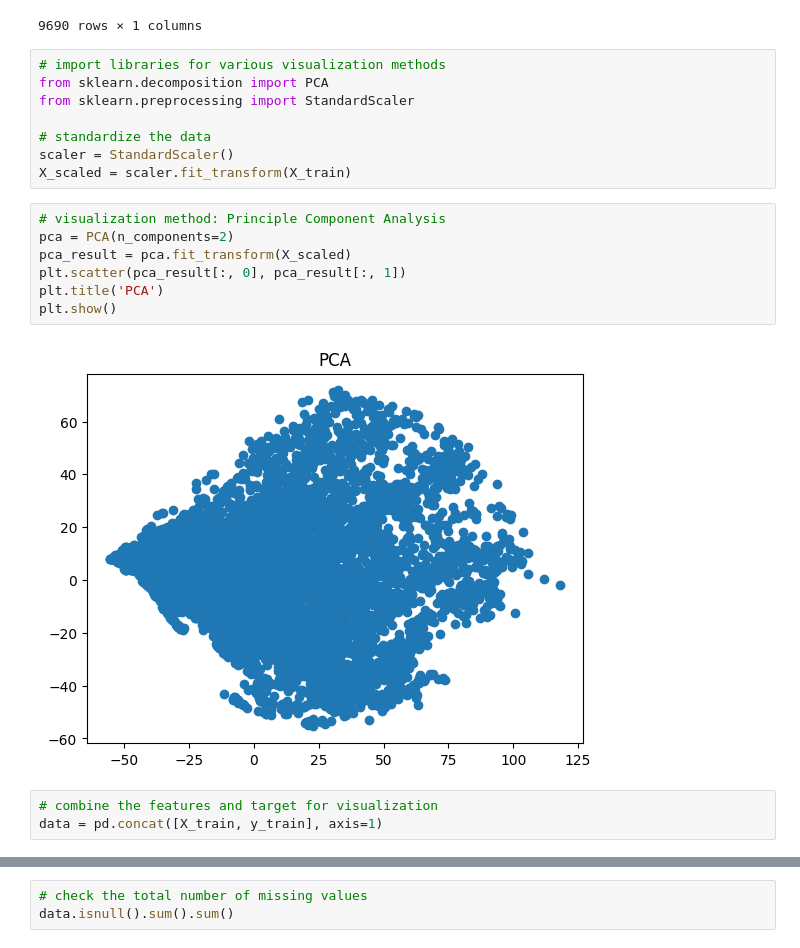
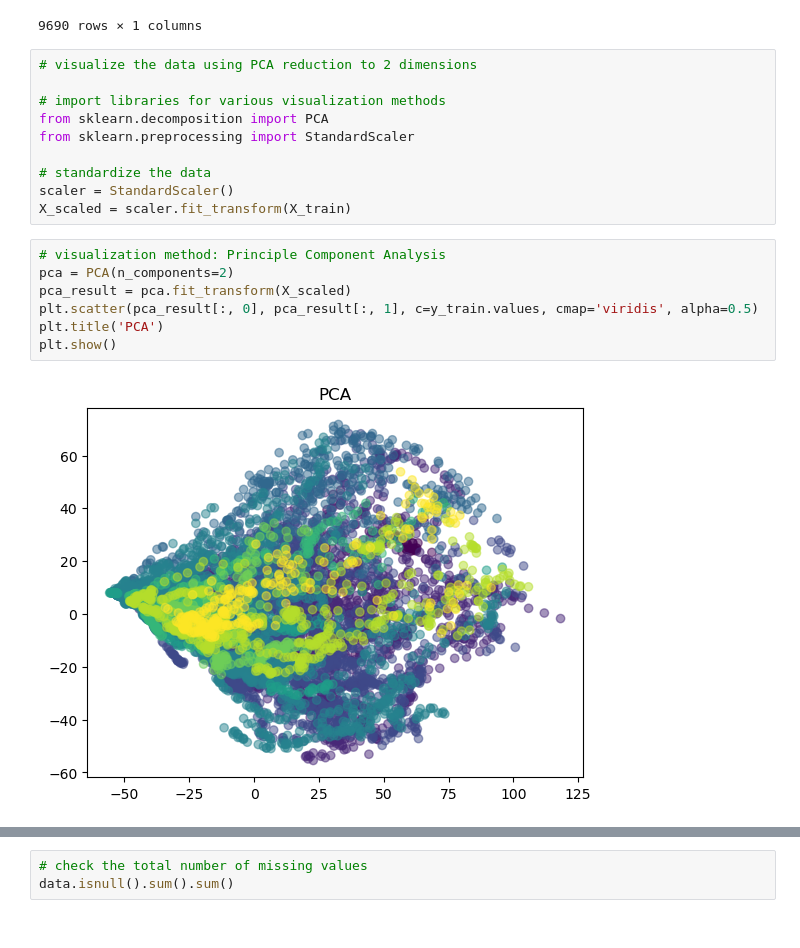
Before and after one commit to amv2/F20DL_Coursework_Group8_2023-24, a Jupyter notebook: CW-part1.ipynb, the cells around one changed output, grey strips where cells are left out. Saved outputs shown, nothing was run; the diff lists cells and outputs as text.

```diff
--- a/CW-part1.ipynb
+++ b/CW-part1.ipynb
@@ -274,6 +262,8 @@ y_train
 | 9689 | 9 |
 9690 rows × 1 columns
 # %%
+# visualize the data using PCA reduction to 2 dimensions
+
 # import libraries for various visualization methods
 from sklearn.decomposition import PCA
 from sklearn.preprocessing import StandardScaler
@@ -284,12 +274,9 @@ X_scaled = scaler.fit_transform(X_train)
 # %%
 # visualization method: Principle Component Analysis
 pca = PCA(n_components=2)
 pca_result = pca.fit_transform(X_scaled)
-plt.scatter(pca_result[:, 0], pca_result[:, 1])
+plt.scatter(pca_result[:, 0], pca_result[:, 1], c=y_train.values, cmap='viridis', alpha=0.5)
 plt.title('PCA')
 plt.show()
 # %% [output]
-[figure, old version]
+[figure, new version]
-# %%
-# combine the features and target for visualization
-data = pd.concat([X_train, y_train], axis=1)
```
Also changed, not shown: parts of 50 cells of this notebook.
